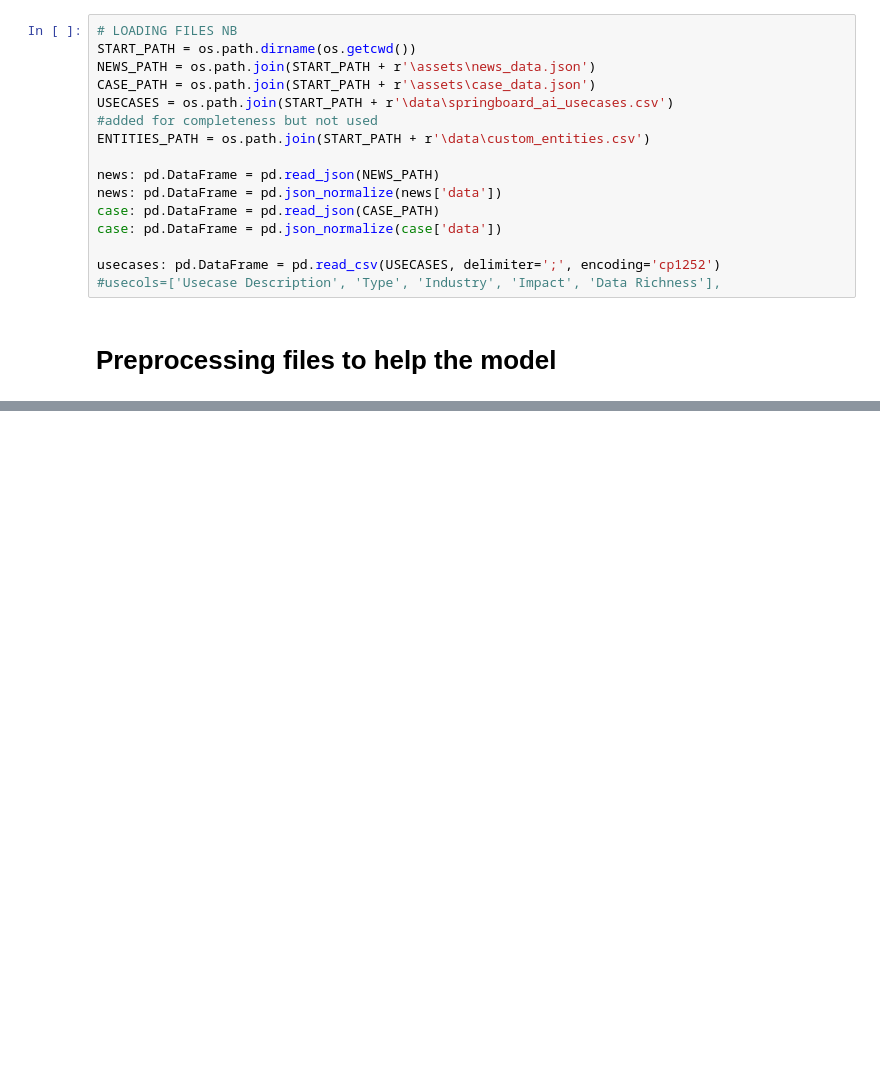
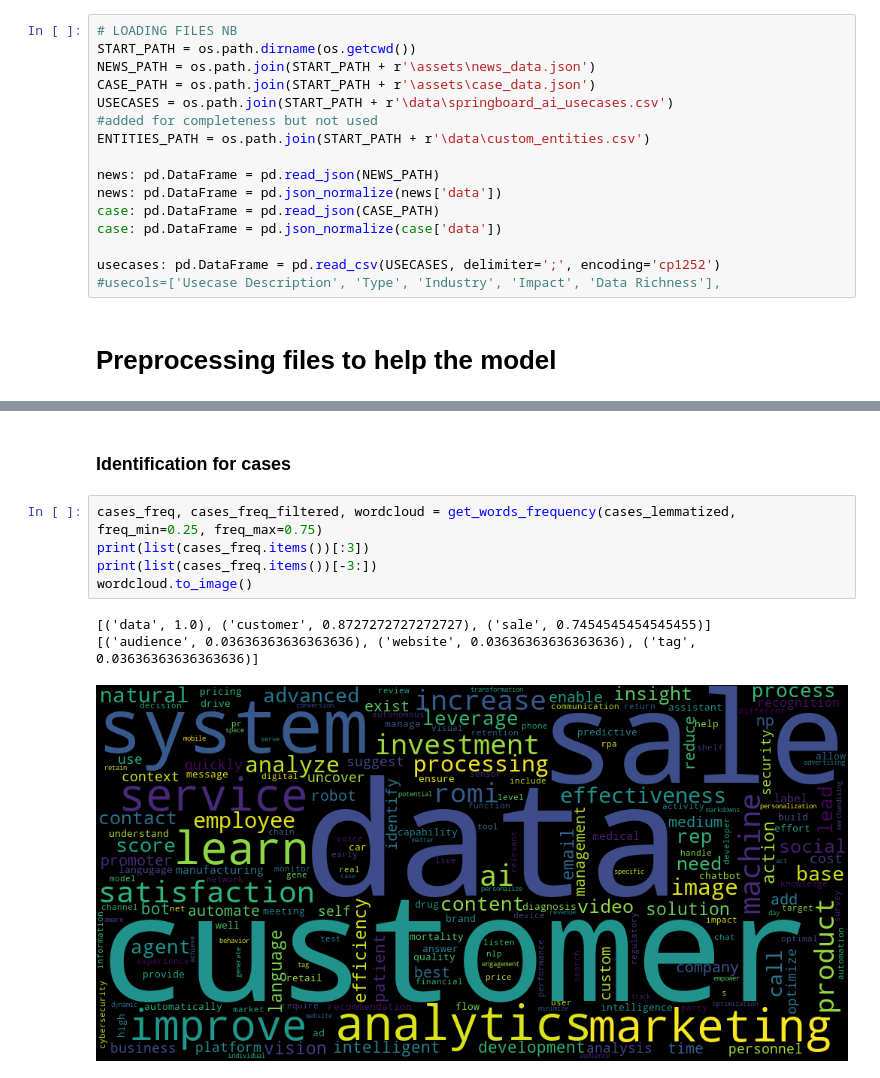
Before and after one commit to ankitahaldia/NLP-project, a Jupyter notebook: assets/process_overview.ipynb, the cells around one changed output, grey strips where cells are left out. Drawn from its saved outputs; the diff is of its cells as text; blank space fills up the shorter version.

```diff
--- a/assets/process_overview.ipynb
+++ b/assets/process_overview.ipynb
@@ -500,0 +198,11 @@ TFID
+# %% [markdown]
+### Identification for cases
+# %%
+cases_freq, cases_freq_filtered, wordcloud = get_words_frequency(cases_lemmatized, freq_min=0.25, freq_max=0.75)
+print(list(cases_freq.items())[:3])
+print(list(cases_freq.items())[-3:])
+wordcloud.to_image()
+# %% [output]
+[('data', 1.0), ('customer', 0.8727272727272727), ('sale', 0.7454545454545455)]
+[('audience', 0.03636363636363636), ('website', 0.03636363636363636), ('tag', 0.03636363636363636)]
+[figure, added]
```
Also changed, not shown: parts of 43 cells of this notebook.
